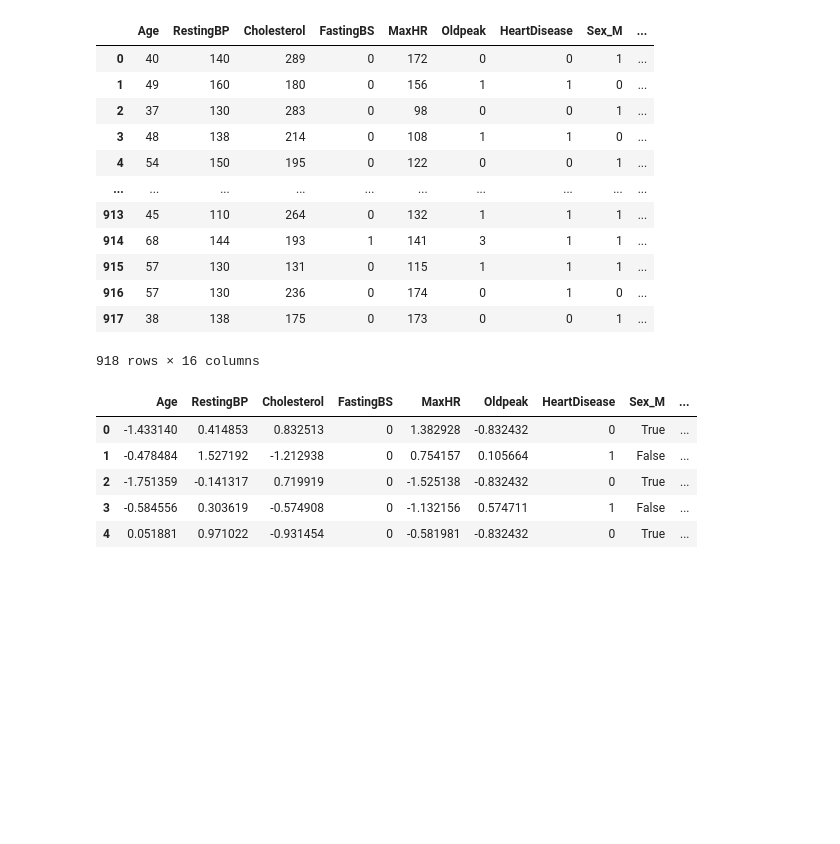
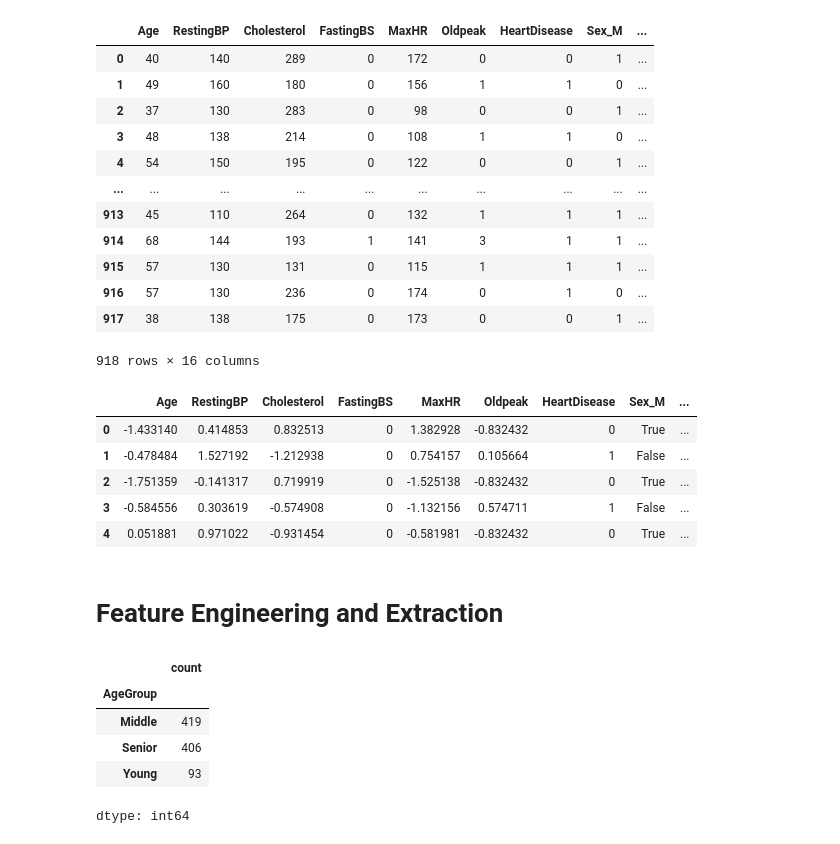
Before and after one commit to Supan-Roy/Data-Science-and-Machine-Learning, a Jupyter notebook: Machine Learning Part 1 - Foundation/Project 2 - Heart Disease.ipynb, the cells around one changed output. Cells and saved outputs as stored; diff of their text form; code cells hidden in the pictures; blank space fills up the shorter version.

Commit message:
impl. Feature Engineering

```diff
--- a/Machine Learning Part 1 - Foundation/Project 2 - Heart Disease.ipynb
+++ b/Machine Learning Part 1 - Foundation/Project 2 - Heart Disease.ipynb
@@ -216,3 +216,20 @@ df_encode.head()
 | 2 | -1.751359 | -0.141317 | 0.719919 | 0 | -1.525138 | -0.832432 | 0 | True | ... |
 | 3 | -0.584556 | 0.303619 | -0.574908 | 0 | -1.132156 | 0.574711 | 1 | False | ... |
 | 4 | 0.051881 | 0.971022 | -0.931454 | 0 | -0.581981 | -0.832432 | 0 | True | ... |
+# %% [markdown]
+# Feature Engineering and Extraction
+# %%
+df['AgeGroup'] = pd.cut(
+    df['Age'],
+    bins=[0, 40, 55, 100],
+    labels=['Young', 'Middle', 'Senior']
+)
+
+df['AgeGroup'].value_counts()
+# %% [output]
+|  | count |
+| AgeGroup |  |
+| Middle | 419 |
+| Senior | 406 |
+| Young | 93 |
+dtype: int64
```
Also changed, not shown: parts of 6 cells of this notebook.
